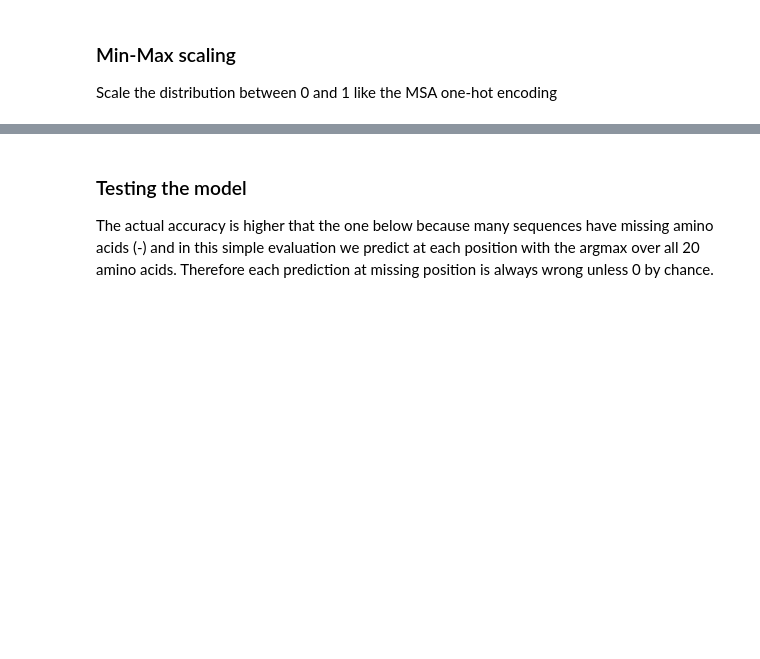
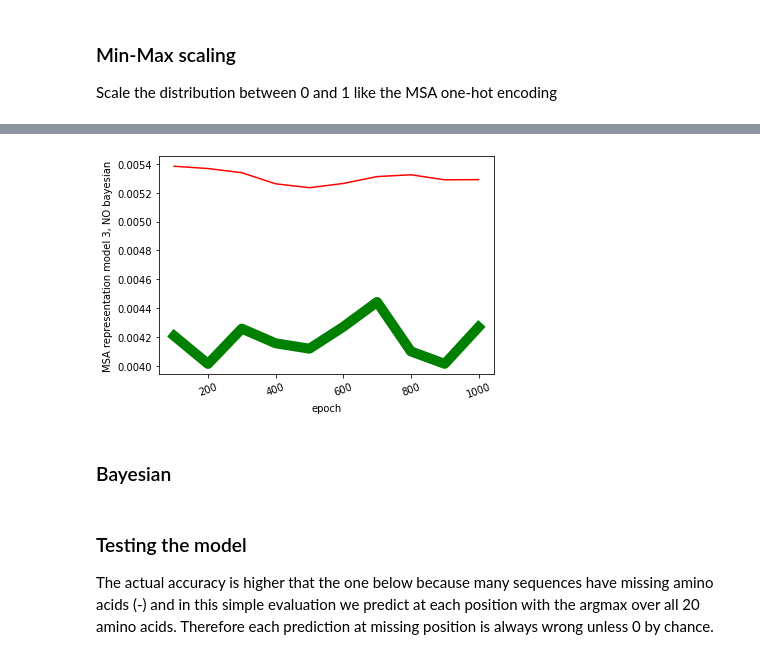
Before and after one commit to egruttadauria98/MScThesis_mutation_analysis, a Jupyter notebook: deepsequence_experiments.ipynb, the cells around one changed output, grey strips where cells are left out. Saved outputs shown, nothing was run; the diff lists cells and outputs as text; code cells hidden in the pictures; blank space fills up the shorter version.

```diff
--- a/deepsequence_experiments.ipynb
+++ b/deepsequence_experiments.ipynb
@@ -380,11 +466,12 @@ Epoch: 200
 # %%
-model_finetune_scratch = train(finetune_data_helper,
-                              copy.deepcopy(model),
-                              finetune=True,
-                              kl_latent_scale=0.0001,
-                              kl_weights_scale=0,
-                              lr=0.001,
-                              batch_size=100,
-                              num_updates=3000)
+# Even lower learning rate
+
+model_finetune_scratch3, track_epoch_vars = train(finetune_data_helper,
+                                                  copy.deepcopy(model_finetune_scratch2),
+                                                  kl_latent_scale=0.0001,
+                                                  kl_weights_scale=0,
+                                                  lr=0.00001,
+                                                  batch_size=100,
+                                                  num_updates=1000)
 # %% [output]
 Using device: cuda:0
@@ -464,0 +494,4 @@ Epoch: 200
+# %%
+viz_training(track_epoch_vars, title="MSA representation model 3, NO bayesian")
+# %% [output]
+[figure, added]
@@ -465,3 +504,5 @@ Epoch: 200
+# %% [markdown]
+### Bayesian
 # %% [markdown]
 ### Testing the model
 
```
Also changed, not shown: parts of 69 cells of this notebook, 14 other files.
